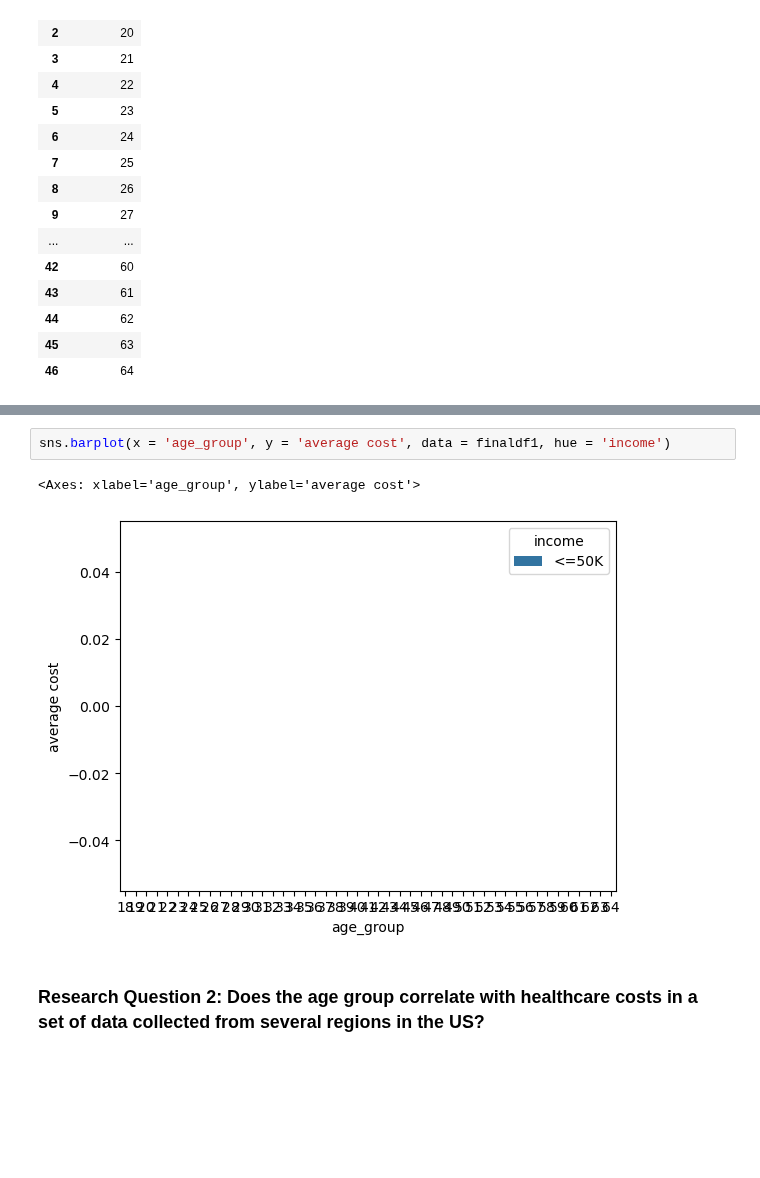
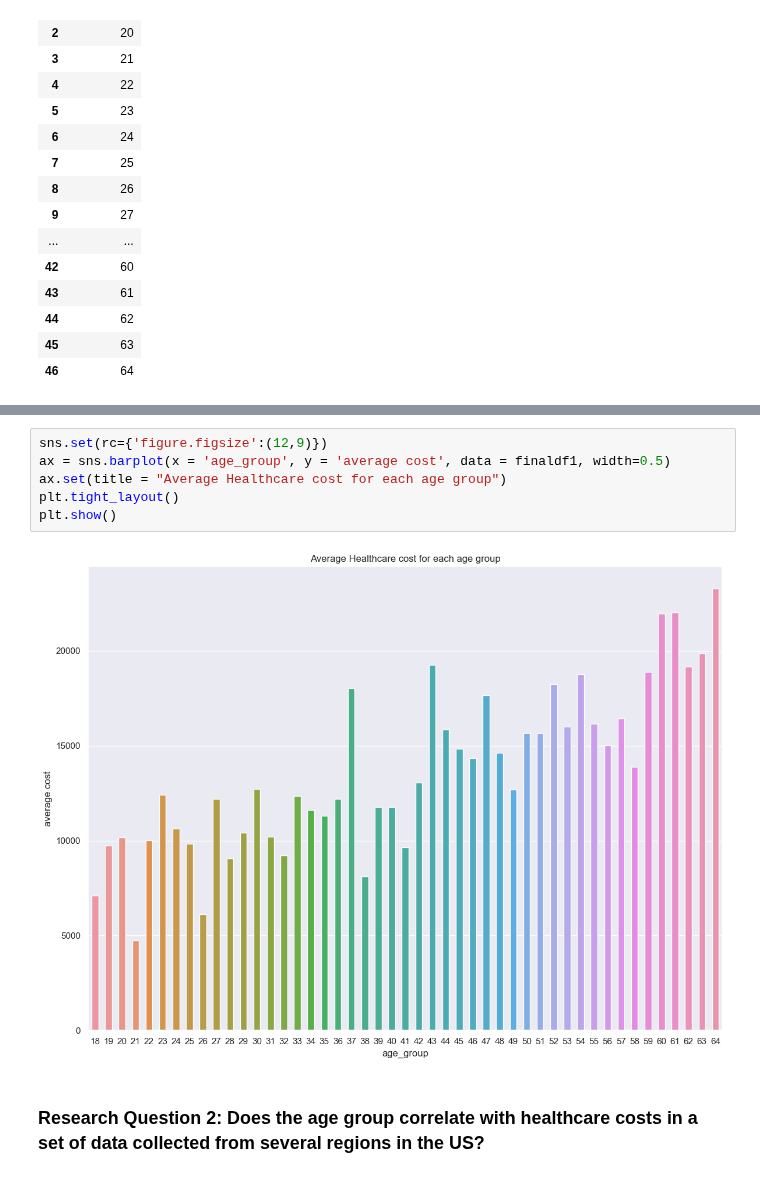
Before and after one commit to ubco-W2022T2-data301/project-group-group08, a Jupyter notebook: analysis/analysis1.ipynb, the cells around one changed output, grey strips where cells are left out. Drawn from its saved outputs; the diff is of its cells as text; blank space fills up the shorter version.

```diff
--- a/analysis/analysis1.ipynb
+++ b/analysis/analysis1.ipynb
@@ -194,8 +194,11 @@ finaldf1
-# %%
-sns.barplot(x = 'age_group', y = 'average cost', data = finaldf1, hue = 'income')
-# %% [output]
-<Axes: xlabel='age_group', ylabel='average cost'>
-[figure, removed]
+# %%
+sns.set(rc={'figure.figsize':(12,9)})
+ax = sns.barplot(x = 'age_group', y = 'average cost', data = finaldf1, width=0.5)
+ax.set(title = "Average Healthcare cost for each age group")
+plt.tight_layout()
+plt.show()
+# %% [output]
+[figure, added]
 # %% [markdown]
 ### Research Question 2: Does the age group correlate with healthcare costs in a set of data collected from several regions in the US?
 # %%
```
Also changed, not shown: parts of 3 cells of this notebook.
